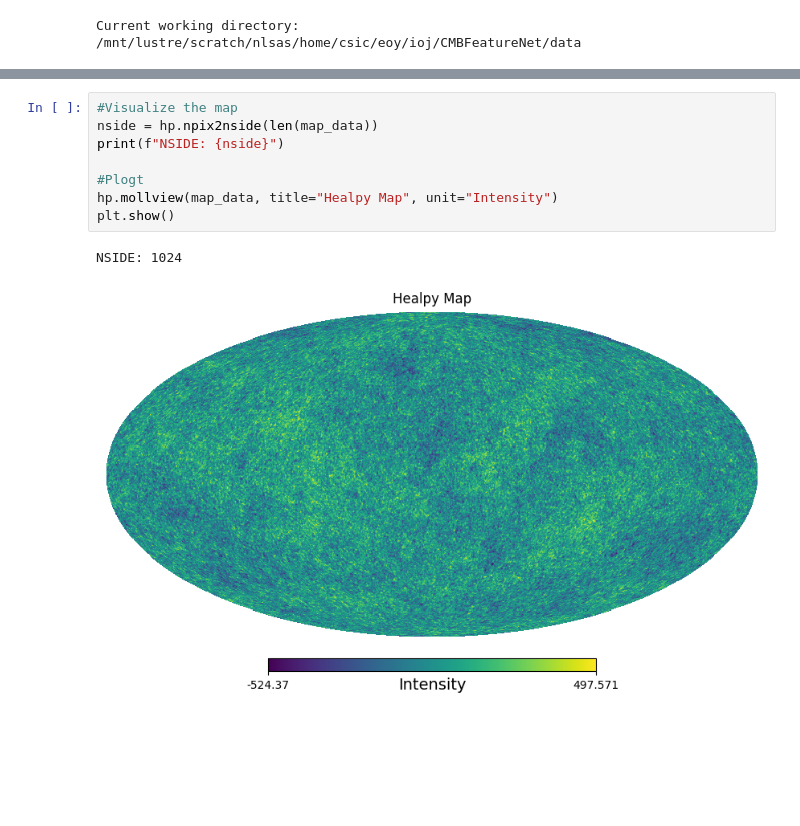
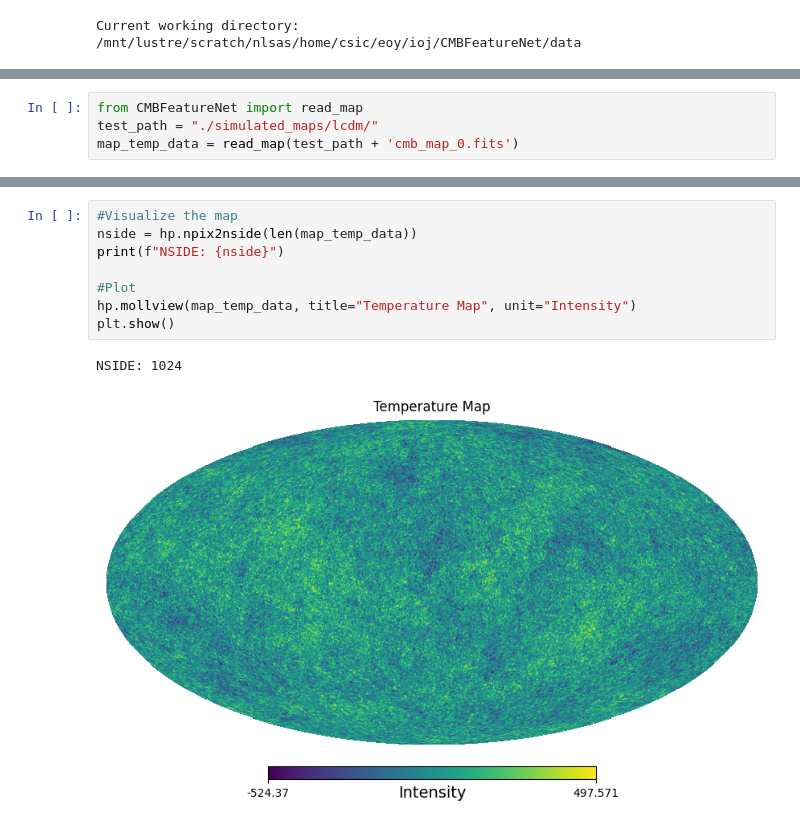
Before and after one commit to SkyExplain/SkySimulation, a Jupyter notebook: Notebooks/Loss_info_Cls-maps.ipynb, the cells around one changed output, grey strips where cells are left out. Saved outputs shown, nothing was run; the diff lists cells and outputs as text; blank space fills up the shorter version.

```diff
--- a/Notebooks/Loss_info_Cls-maps.ipynb
+++ b/Notebooks/Loss_info_Cls-maps.ipynb
@@ -40,0 +21,4 @@ ColDefs(
+# %%
+from CMBFeatureNet import read_map
+test_path = "./simulated_maps/lcdm/"
+map_temp_data = read_map(test_path + 'cmb_map_0.fits')
@@ -41,11 +33,11 @@ ColDefs(
 # %%
 #Visualize the map
-nside = hp.npix2nside(len(map_data))
+nside = hp.npix2nside(len(map_temp_data))
 print(f"NSIDE: {nside}")
 
-#Plogt
-hp.mollview(map_data, title="Healpy Map", unit="Intensity")
+#Plot
+hp.mollview(map_temp_data, title="Temperature Map", unit="Intensity")
 plt.show()
 # %% [output]
 NSIDE: 1024
-[figure, old version]
+[figure, new version]
```
Also changed, not shown: parts of 13 cells of this notebook.
